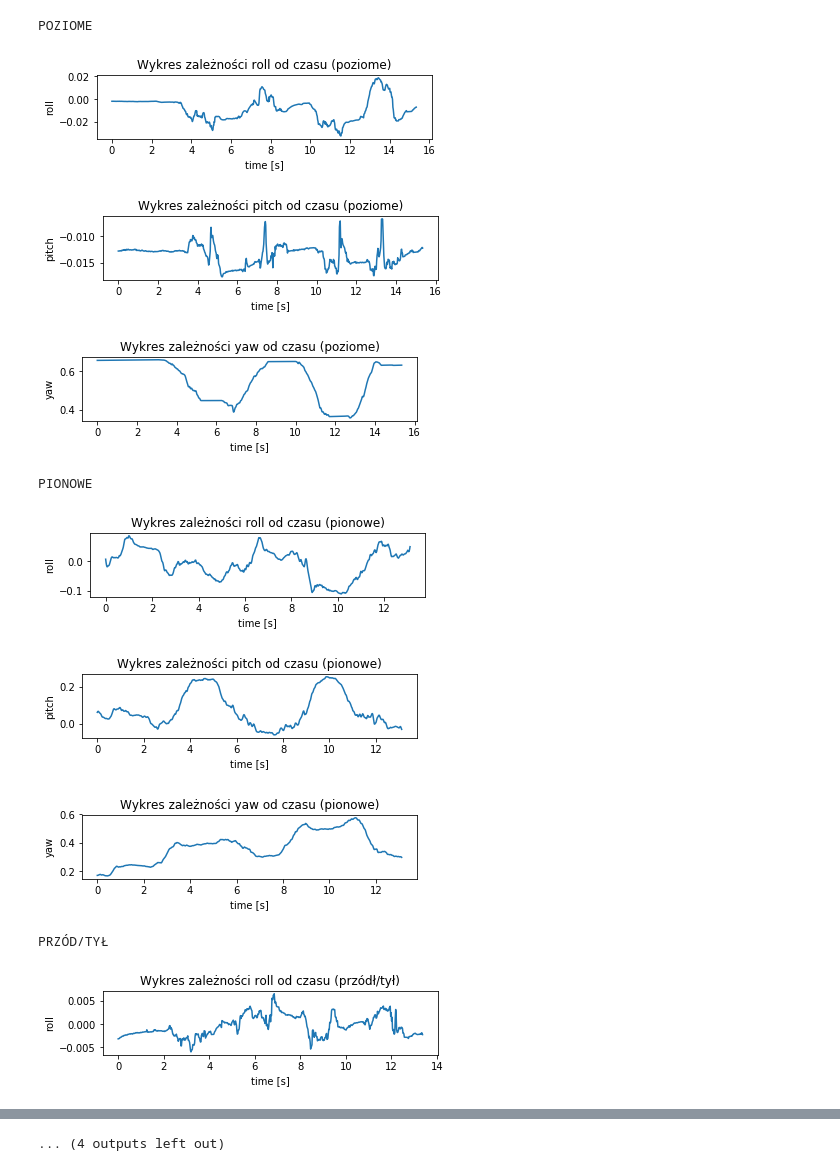
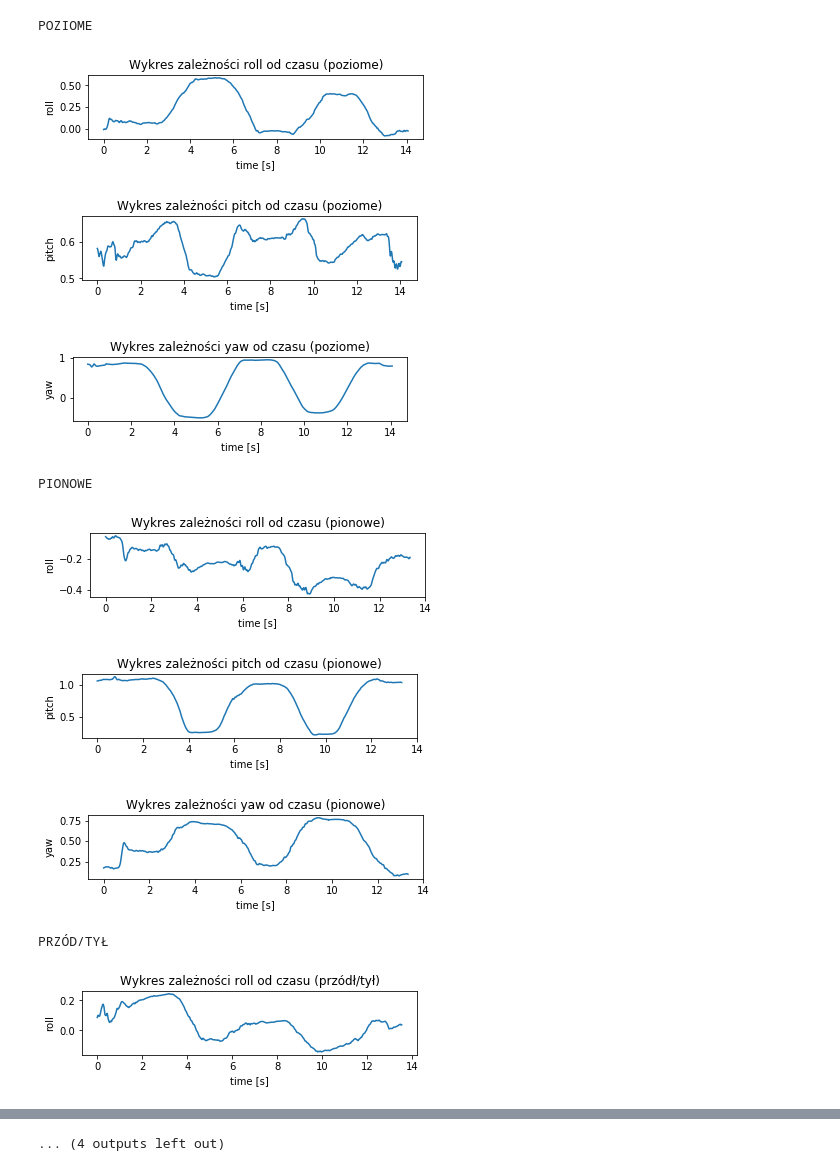
Before and after one commit to katarzynapi/glosowa_projekt, a Jupyter notebook: glosowa_projekt.ipynb, the cells around one changed output, grey strips where cells are left out. Drawn from its saved outputs; the diff is of its cells as text; code cells hidden in the pictures.

```diff
--- a/glosowa_projekt.ipynb
+++ b/glosowa_projekt.ipynb
@@ -52,19 +104,14 @@ plt.show()
 # %%
-#wczytanie przykładowych ruchów (poziome, pionowe, przód/tył, koło) z aplikacji PowerSense
-#+ wizualizacja
-
-files = ['poziome.csv', 'pionowe.csv', 'przodtyl.csv', 'kolo.csv']
+files = ['poziomeKP1.csv', 'pionoweKP1.csv', 'przodtylKP1.csv', 'koloKP1.csv']
 headers = ['t', 'roll', 'pitch', 'yaw', 'rotX', 'rotY', 'rotZ', 'gravityX', 'gravityY', 'gravityZ',
               'accX', 'accY', 'accZ', 'magnetX', 'magnetY', 'magnetZ']
 cols = list(range(0,16))
 
 #___________________________POZIOME__________________________________
 
-data_pd=pd.read_csv(files[0], sep=',', header=0, usecols=cols)
-data_pd=data_pd.dropna()
-data_pd.columns = headers
-data_pd['t'] = data_pd['t'] - min(data_pd['t'])
+data_pd=read_PowerSense_file_pd(files[0], cols, headers)
 print('POZIOME')
+
 plt.subplot(311)
 plt.plot(data_pd.values[:, 0], data_pd.values[:, 1])
 plt.xlabel('time [s]')
@@ -72,10 +119,6 @@ plt.ylabel('roll')
 plt.title('Wykres zależności roll od czasu (poziome)')
 plt.show()
 
-data_pd=pd.read_csv(files[0], sep=',', header=0, usecols=cols)
-data_pd=data_pd.dropna()
-data_pd.columns = headers
-data_pd['t'] = data_pd['t'] - min(data_pd['t'])
 plt.subplot(312)
 plt.plot(data_pd.values[:, 0], data_pd.values[:, 2])
 plt.xlabel('time [s]')
@@ -83,10 +126,6 @@ plt.ylabel('pitch')
 plt.title('Wykres zależności pitch od czasu (poziome)')
 plt.show()
 
-data_pd=pd.read_csv(files[0], sep=',', header=0, usecols=cols)
-data_pd=data_pd.dropna()
-data_pd.columns = headers
-data_pd['t'] = data_pd['t'] - min(data_pd['t'])
 plt.subplot(312)
 plt.plot(data_pd.values[:, 0], data_pd.values[:, 3])
 plt.xlabel('time [s]')
@@ -96,11 +135,9 @@ plt.show()
 
 #____________________________PIONOWE_________________________________
 
-data_pd=pd.read_csv(files[1], sep=',', header=0, usecols=cols)
-data_pd=data_pd.dropna()
-data_pd.columns = headers
-data_pd['t'] = data_pd['t'] - min(data_pd['t'])
+data_pd=read_PowerSense_file_pd(files[1], cols, headers)
 print('PIONOWE')
+
 plt.subplot(311)
 plt.plot(data_pd.values[:, 0], data_pd.values[:, 1])
 plt.xlabel('time [s]')
@@ -108,10 +145,6 @@ plt.ylabel('roll')
 plt.title('Wykres zależności roll od czasu (pionowe)')
 plt.show()
 
-data_pd=pd.read_csv(files[1], sep=',', header=0, usecols=cols)
-data_pd=data_pd.dropna()
-data_pd.columns = headers
-data_pd['t'] = data_pd['t'] - min(data_pd['t'])
 plt.subplot(312)
 plt.plot(data_pd.values[:, 0], data_pd.values[:, 2])
 plt.xlabel('time [s]')
@@ -119,10 +152,6 @@ plt.ylabel('pitch')
 plt.title('Wykres zależności pitch od czasu (pionowe)')
 plt.show()
 
-data_pd=pd.read_csv(files[1], sep=',', header=0, usecols=cols)
-data_pd=data_pd.dropna()
-data_pd.columns = headers
-data_pd['t'] = data_pd['t'] - min(data_pd['t'])
 plt.subplot(312)
 plt.plot(data_pd.values[:, 0], data_pd.values[:, 3])
 plt.xlabel('time [s]')
@@ -132,11 +161,9 @@ plt.show()
 
 #___________________________PRZÓD/TYŁ__________________________________
 
-data_pd=pd.read_csv(files[2], sep=',', header=0, usecols=cols)
-data_pd=data_pd.dropna()
-data_pd.columns = headers
-data_pd['t'] = data_pd['t'] - min(data_pd['t'])
+data_pd=read_PowerSense_file_pd(files[2], cols, headers)
 print('PRZÓD/TYŁ')
+
 plt.subplot(311)
 plt.plot(data_pd.values[:, 0], data_pd.values[:, 1])
 plt.xlabel('time [s]')
@@ -144,10 +171,6 @@ plt.ylabel('roll')
 plt.title('Wykres zależności roll od czasu (przódł/tył)')
 plt.show()
 
-data_pd=pd.read_csv(files[2], sep=',', header=0, usecols=cols)
-data_pd=data_pd.dropna()
-data_pd.columns = headers
-data_pd['t'] = data_pd['t'] - min(data_pd['t'])
 plt.subplot(312)
 plt.plot(data_pd.values[:, 0], data_pd.values[:, 2])
 plt.xlabel('time [s]')
@@ -155,60 +178,46 @@ plt.ylabel('pitch')
 plt.title('Wykres zależności pitch od czasu (przódł/tył)')
 plt.show()
 
-data_pd=pd.read_csv(files[2], sep=',', header=0, usecols=cols)
-data_pd=data_pd.dropna()
-data_pd.columns = headers
-data_pd['t'] = data_pd['t'] - min(data_pd['t'])
 plt.subplot(312)
 plt.plot(data_pd.values[:, 0], data_pd.values[:, 3])
 plt.xlabel('time [s]')
 plt.ylabel('yaw')
 plt.title('Wykres zależności yaw od czasu (przódł/tył)')
 plt.show()
 
 #___________________________KOŁO__________________________________
 
-data_pd=pd.read_csv(files[3], sep=',', header=0, usecols=cols)
-data_pd=data_pd.dropna()
-data_pd.columns = headers
-data_pd['t'] = data_pd['t'] - min(data_pd['t'])
+data_pd=read_PowerSense_file_pd(files[3], cols, headers)
 print('KOŁO')
+
 plt.subplot(311)
 plt.plot(data_pd.values[:, 0], data_pd.values[:, 1])
 plt.xlabel('time [s]')
 plt.ylabel('roll')
 plt.title('Wykres zależności roll od czasu (koło)')
 plt.show()
 
-data_pd=pd.read_csv(files[3], sep=',', header=0, usecols=cols)
-data_pd=data_pd.dropna()
-data_pd.columns = headers
-data_pd['t'] = data_pd['t'] - min(data_pd['t'])
 plt.subplot(312)
 plt.plot(data_pd.values[:, 0], data_pd.values[:, 2])
 plt.xlabel('time [s]')
 plt.ylabel('pitch')
 plt.title('Wykres zależności pitch od czasu (koło)')
 plt.show()
 
-data_pd=pd.read_csv(files[3], sep=',', header=0, usecols=cols)
-data_pd=data_pd.dropna()
-data_pd.columns = headers
-data_pd['t'] = data_pd['t'] - min(data_pd['t'])
 plt.subplot(312)
 plt.plot(data_pd.values[:, 0], data_pd.values[:, 3])
 plt.xlabel('time [s]')
 plt.ylabel('yaw')
 plt.title('Wykres zależności yaw od czasu (koło)')
 plt.show()
 # %% [output]
 POZIOME
-[figure, old version]
+[figure, new version]
-[figure, old version]
+[figure, new version]
-[figure, old version]
+[figure, new version]
 PIONOWE
-[figure, old version]
+[figure, new version]
-[figure, old version]
+[figure, new version]
-[figure, old version]
+[figure, new version]
 PRZÓD/TYŁ
-[figure, old version]
+[figure, new version]
```
Also changed, not shown: parts of 6 cells of this notebook, 9 other files.
